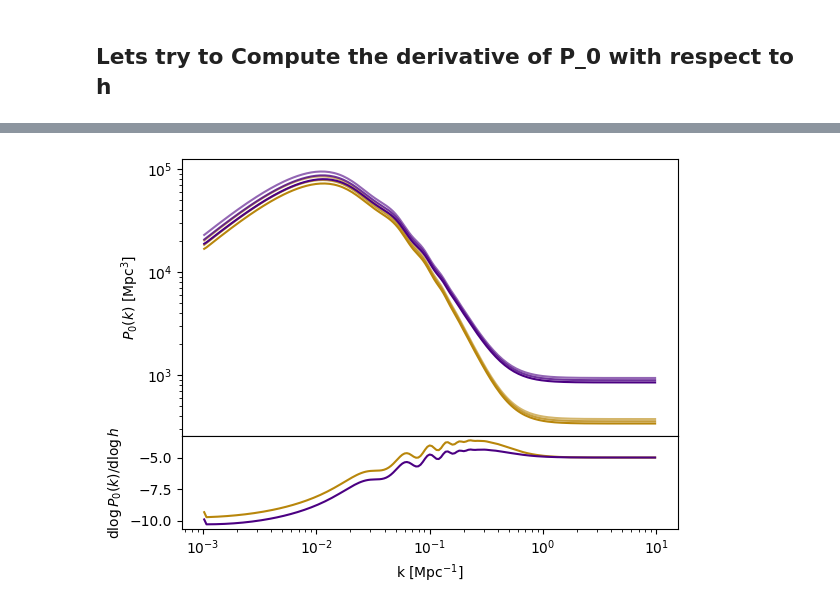
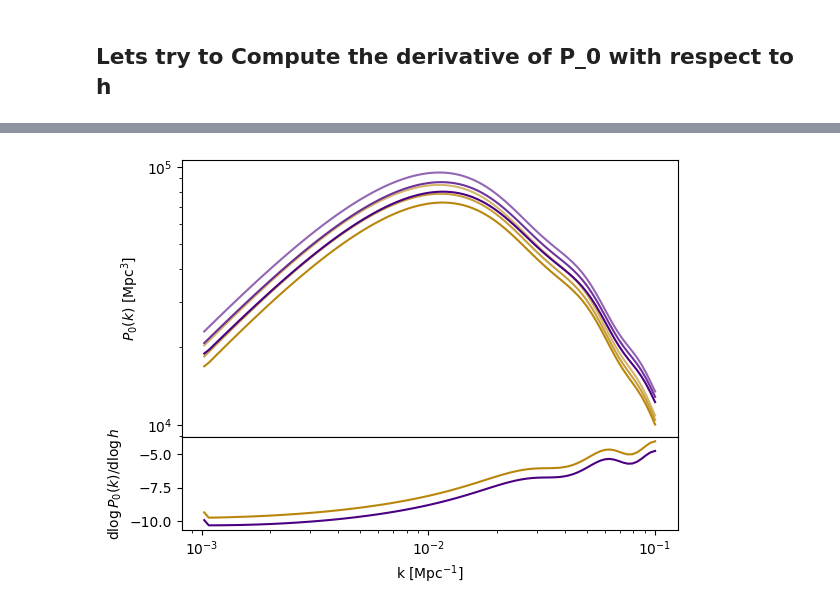
Before and after one commit to Sefa76/SSLimPy, a Jupyter notebook: DEMO_varing_cosmology.ipynb, the cells around one changed output, grey strips where cells are left out. Saved outputs shown, nothing was run; the diff lists cells and outputs as text; code cells hidden in the pictures.

```diff
--- a/DEMO_varing_cosmology.ipynb
+++ b/DEMO_varing_cosmology.ipynb
@@ -158,19 +109,19 @@ Done!
 # %%
 fig, axs = plt.subplots(2,1,sharex=True,height_ratios=[3,1])
-
+k = np.array(k)
 alpha = [0.6,0.8,1]
 for ia, ai in enumerate(alpha):
-    axs[0].loglog(k, P0_t[ia,:,0].T, c="darkgoldenrod", alpha=ai)
-    axs[0].loglog(k, P0_t[ia,:,1].T, c="indigo", alpha=ai)
+    axs[0].loglog(k[0,:100], P0_t[ia,:100,0], c="darkgoldenrod", alpha=ai)
+    axs[0].loglog(k[0,:100], P0_t[ia,:100,1], c="indigo", alpha=ai)
 
 axs[0].set_ylabel(r"$P_0(k)$ $[\mathrm{Mpc}^{3}]$")
 axs[1].set_ylabel(r"$\mathrm{d} \log{P_0(k)}/\mathrm{d} \log{h}$")
 axs[1].set_xlabel(r"k $[\mathrm{Mpc}^{-1}]$")
 
 dP = (P0_t[2,:,:] - P0_t[0,:,:]) / P0_t[1,:,:] / (2*eps)
-axs[1].plot(k,dP[:,0],c="darkgoldenrod")
-axs[1].plot(k,dP[:,1],c="indigo")
+axs[1].plot(k[0,:100],dP[:100,0],c="darkgoldenrod")
+axs[1].plot(k[0,:100],dP[:100,1],c="indigo")
 
 fig.subplots_adjust(hspace=0)
 # %% [output]
-[figure, old version]
+[figure, new version]
```
Also changed, not shown: parts of 2 cells of this notebook, 1 other file.
